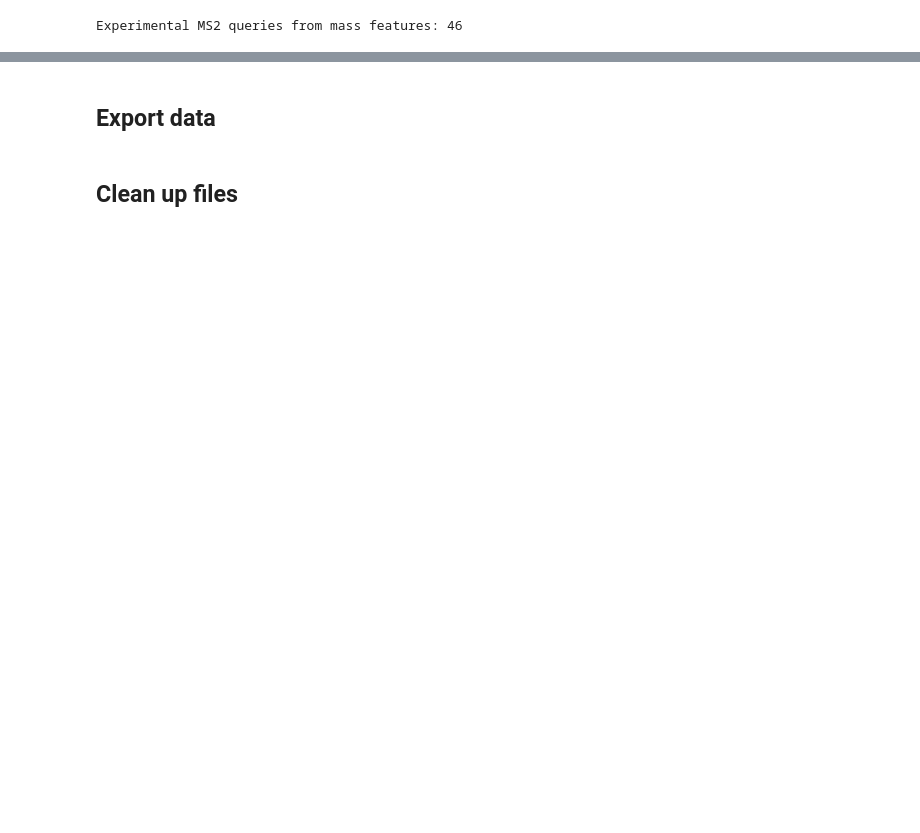
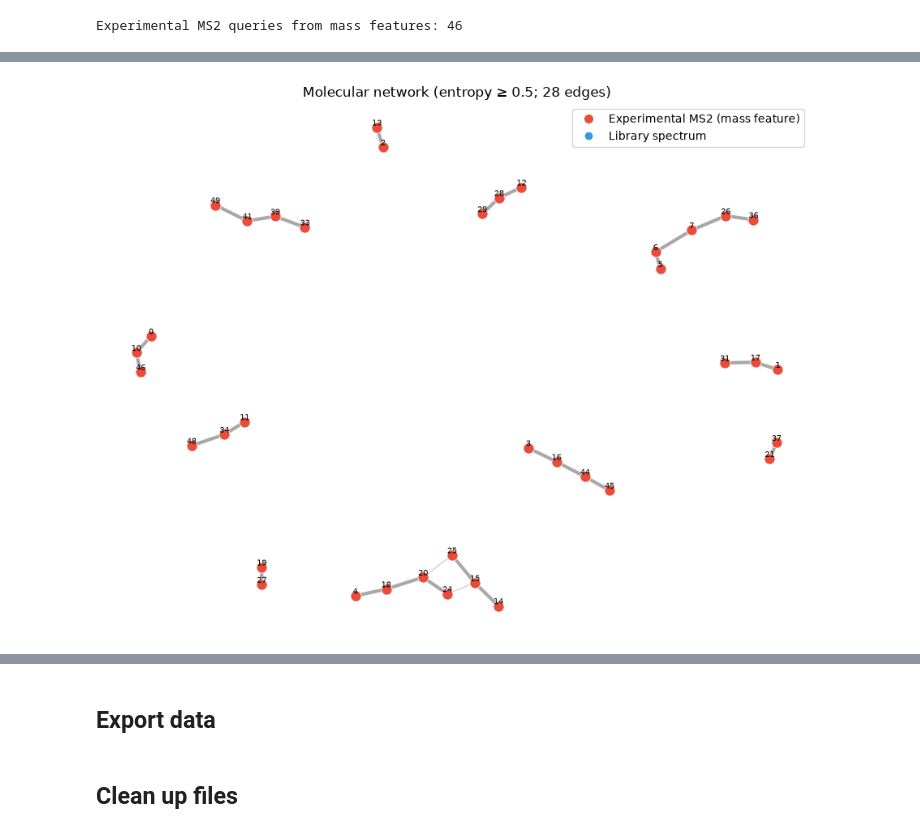
Before and after one commit to EMSL-Computing/CoreMS, a Jupyter notebook: examples/notebooks/LCMS_Tutorial.ipynb, the cells around one changed output, grey strips where cells are left out. Cells and saved outputs as stored; diff of their text form; code cells hidden in the pictures; blank space fills up the shorter version.

```diff
--- a/examples/notebooks/LCMS_Tutorial.ipynb
+++ b/examples/notebooks/LCMS_Tutorial.ipynb
@@ -182,6 +187,13 @@ myLCMSobj.parameters.mass_spectrum["ms2"] = ms2_params_hcd
 ms2_params_cid = ms2_params_hcd.copy()
 ms2_params_cid.mass_spectrum.noise_threshold_min_relative_abundance = 0.01
 myLCMSobj.parameters.mass_spectrum["ms2_cid"] = ms2_params_cid
+
+# Quiet progress bars / class-by-class formula-search messages for a cleaner notebook
+hush_output()
+myLCMSobj.parameters.lc_ms.verbose_processing = False
+for _key, _ms_params in myLCMSobj.parameters.mass_spectrum.items():
+    _ms_params.mass_spectrum.verbose_processing = False
+    _ms_params.molecular_search.verbose_processing = False
 # %% [markdown]
 ## Identify MS1 M/Z features
 
@@ -707,19 +718,88 @@ Top edges (up to 10 of 28):
   7 — 26: 1.0000
   10 — 46: 1.0000
 # %%
-# Export edge list for downstream analysis (e.g. Cytoscape)
-from pathlib import Path
-
+# Export edge list and visualize the network in-notebook
 network_out = Path("../../temp.corems") / "lcms_tutorial_molecular_network"
 network_out.mkdir(parents=True, exist_ok=True)
 edge_csv = network_out / "edges_entropy_similarity.csv"
 mn.save_edge_list(str(edge_csv), metric="entropy_similarity")
-print(f"Wrote {edge_csv}")
+print(f"Wrote edge list: {edge_csv}")
 
-# Optional HTML visualization
+# --- In-notebook graph (matplotlib; no ipysigma required) ---
+query_id_set = set(query_ids)
+nodes = sorted({n for a, b, _ in edges for n in (a, b)})
+pos = None
+try:
+    import networkx as nx
+
+    G = nx.Graph()
+    G.add_nodes_from(nodes)
+    G.add_weighted_edges_from([(a, b, float(s)) for a, b, s in edges])
+    pos = nx.spring_layout(G, weight="weight", seed=42, k=1.2 / max(len(nodes), 1) ** 0.5)
+except Exception:
+    angles = np.linspace(0, 2 * np.pi, num=max(len(nodes), 1), endpoint=False)
+    pos = {
+        n: (float(np.cos(th)), float(np.sin(th)))
+        for n, th in zip(nodes, angles)
+    }
+
+fig, ax = plt.subplots(figsize=(9, 7))
+scores = [float(s) for _, _, s in edges]
+smin, smax = (min(scores), max(scores)) if scores else (0.0, 1.0)
+for a, b, score in edges:
+    x0, y0 = pos[a]
+    x1, y1 = pos[b]
+    lw = 0.5 + 2.5 * ((float(score) - smin) / (smax - smin + 1e-12))
+    ax.plot([x0, x1], [y0, y1], color="0.6", lw=lw, zorder=1, alpha=0.85)
+
+for n, (x, y) in pos.items():
+    is_query = n in query_id_set
+    ax.scatter(
+        [x],
+        [y],
+        s=90 if is_query else 55,
+        c="#e74c3c" if is_query else "#3498db",
+        edgecolors="white",
+        linewidths=0.6,
+        zorder=2,
+    )
+    ax.text(x, y, str(n), fontsize=7, ha="center", va="bottom", zorder=3)
+
+from matplotlib.lines import Line2D
+
+legend = [
+    Line2D(
+        [0],
+        [0],
+        marker="o",
+        color="w",
+        markerfacecolor="#e74c3c",
+        markersize=9,
+        label="Experimental MS2 (mass feature)",
+    ),
+    Line2D(
+        [0],
+        [0],
+        marker="o",
+        color="w",
+        markerfacecolor="#3498db",
+        markersize=8,
+        label="Library spectrum",
+    ),
+]
+ax.legend(handles=legend, loc="best", frameon=True)
+ax.set_title(
+    f"Molecular network (entropy ≥ {stats['threshold']}; {stats['n_edges']} edges)"
+)
+ax.set_axis_off()
+fig.tight_layout()
+plt.show()
+
+# Optional interactive HTML (requires corems[networking])
 try:
     import networkx  # noqa: F401
     import ipysigma  # noqa: F401
+
     html_path = network_out / "network_entropy.html"
     mn.plot_network(
         metric="entropy_similarity",
@@ -728,10 +808,8 @@ try:
         library_label_field=("compound_name", "name", "spectra_id"),
         bypass_clustering=True,
     )
-    print(f"Wrote interactive network: {html_path}")
+    print(f"Also wrote interactive HTML: {html_path}")
 except ImportError:
-    print(
-        'Skipping plot_network (install with: pip install "corems[networking]")'
-    )
+    print('Optional interactive HTML skipped (pip install "corems[networking]")')
 # %% [output]
 Saved edge list (28 edges) to ../../temp.corems/lcms_tutorial_molecular_network/edges_entropy_similarity.csv
@@ -739,0 +817 @@ Skipping plot_network (install with: pip install "corems[networking]")
+[figure, added]
```
Also changed, not shown: parts of 8 cells of this notebook.
